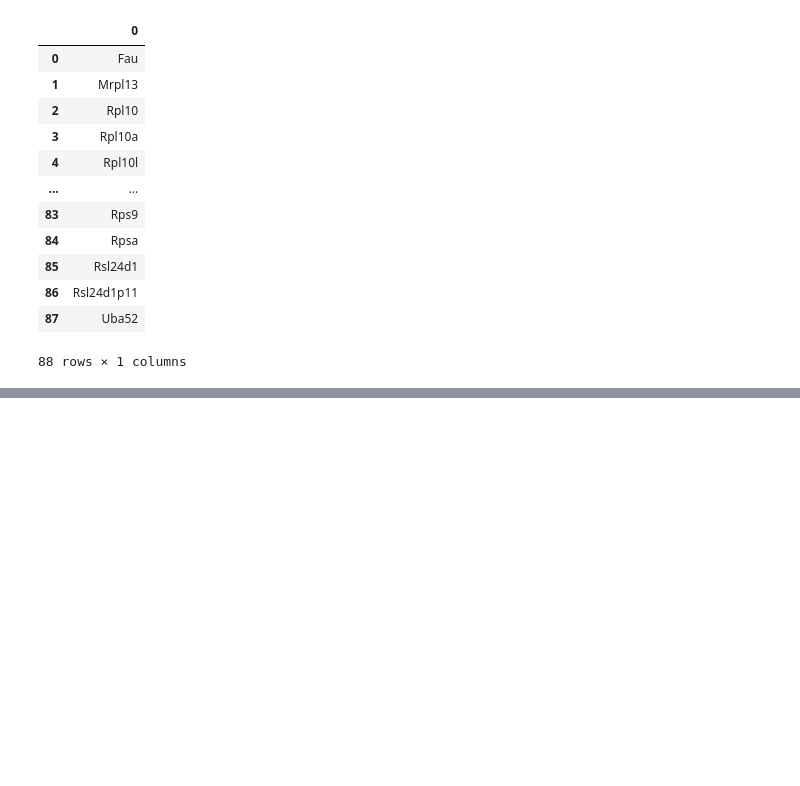
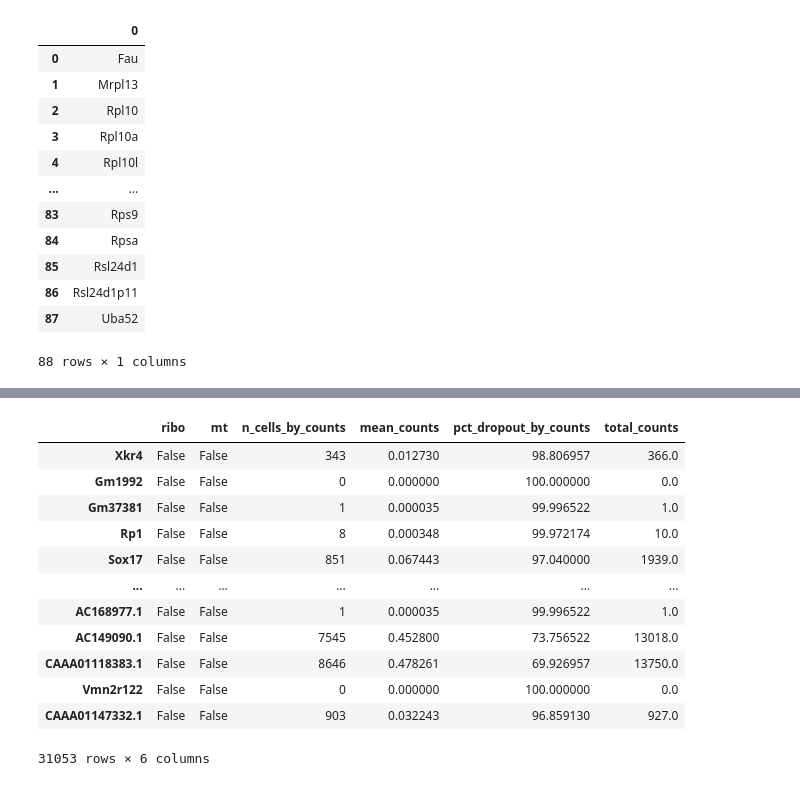
Before and after one commit to ThorstenCodes/scRNAseq-selfproject-pancreatitis, a Jupyter notebook: Pancreatitis_Reanalysis.ipynb, the cells around one changed output, grey strips where cells are left out. Cells and saved outputs as stored; diff of their text form; code cells hidden in the pictures; blank space fills up the shorter version.

```diff
--- a/Pancreatitis_Reanalysis.ipynb
+++ b/Pancreatitis_Reanalysis.ipynb
@@ -344,0 +388,16 @@ ribo_genes
+# %%
+adata.var
+# %% [output]
+|  | ribo | mt | n_cells_by_counts | mean_counts | pct_dropout_by_counts | total_counts |
+| Xkr4 | False | False | 343 | 0.012730 | 98.806957 | 366.0 |
+| Gm1992 | False | False | 0 | 0.000000 | 100.000000 | 0.0 |
+| Gm37381 | False | False | 1 | 0.000035 | 99.996522 | 1.0 |
+| Rp1 | False | False | 8 | 0.000348 | 99.972174 | 10.0 |
+| Sox17 | False | False | 851 | 0.067443 | 97.040000 | 1939.0 |
+| ... | ... | ... | ... | ... | ... | ... |
+| AC168977.1 | False | False | 1 | 0.000035 | 99.996522 | 1.0 |
+| AC149090.1 | False | False | 7545 | 0.452800 | 73.756522 | 13018.0 |
+| CAAA01118383.1 | False | False | 8646 | 0.478261 | 69.926957 | 13750.0 |
+| Vmn2r122 | False | False | 0 | 0.000000 | 100.000000 | 0.0 |
+| CAAA01147332.1 | False | False | 903 | 0.032243 | 96.859130 | 927.0 |
+31053 rows × 6 columns
```
Also changed, not shown: parts of 16 cells of this notebook.
